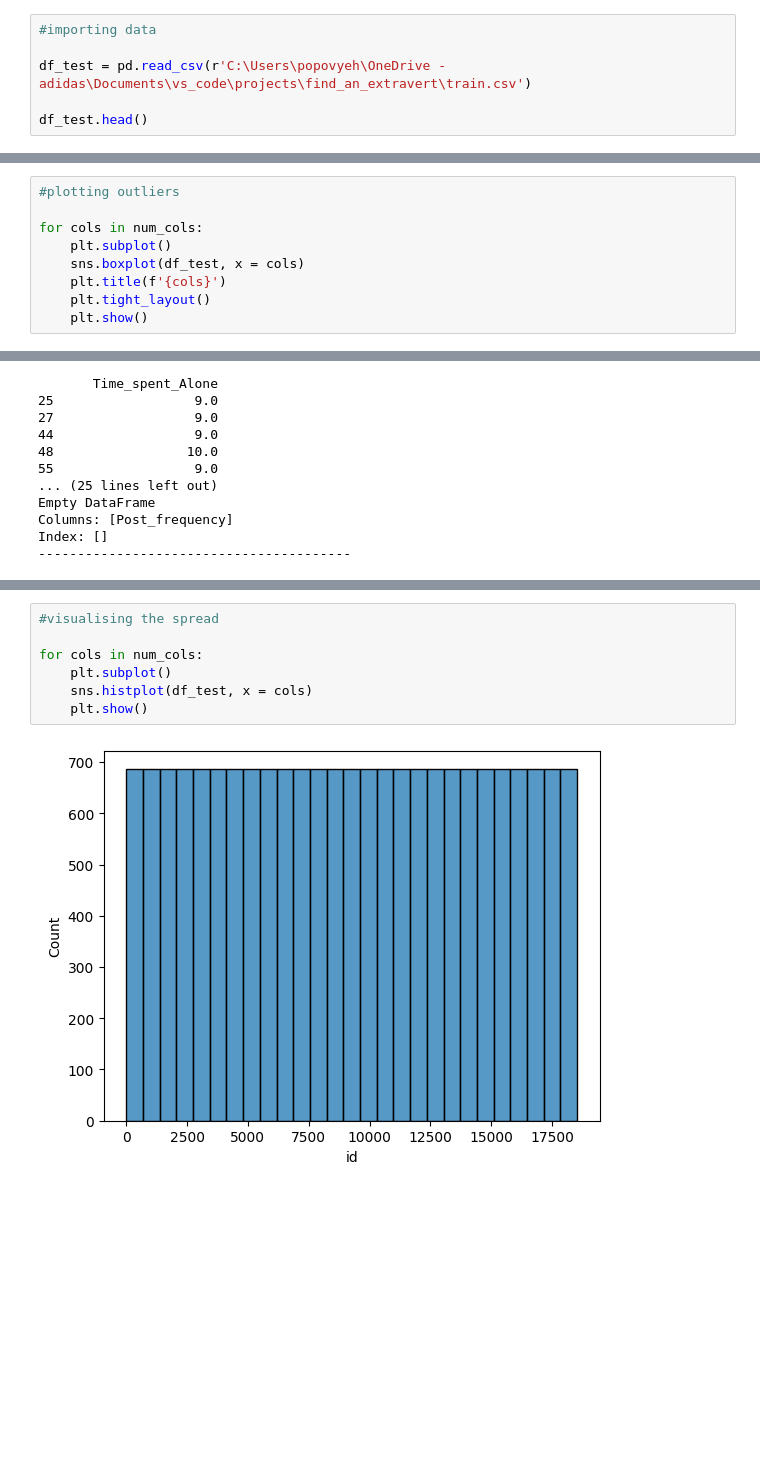
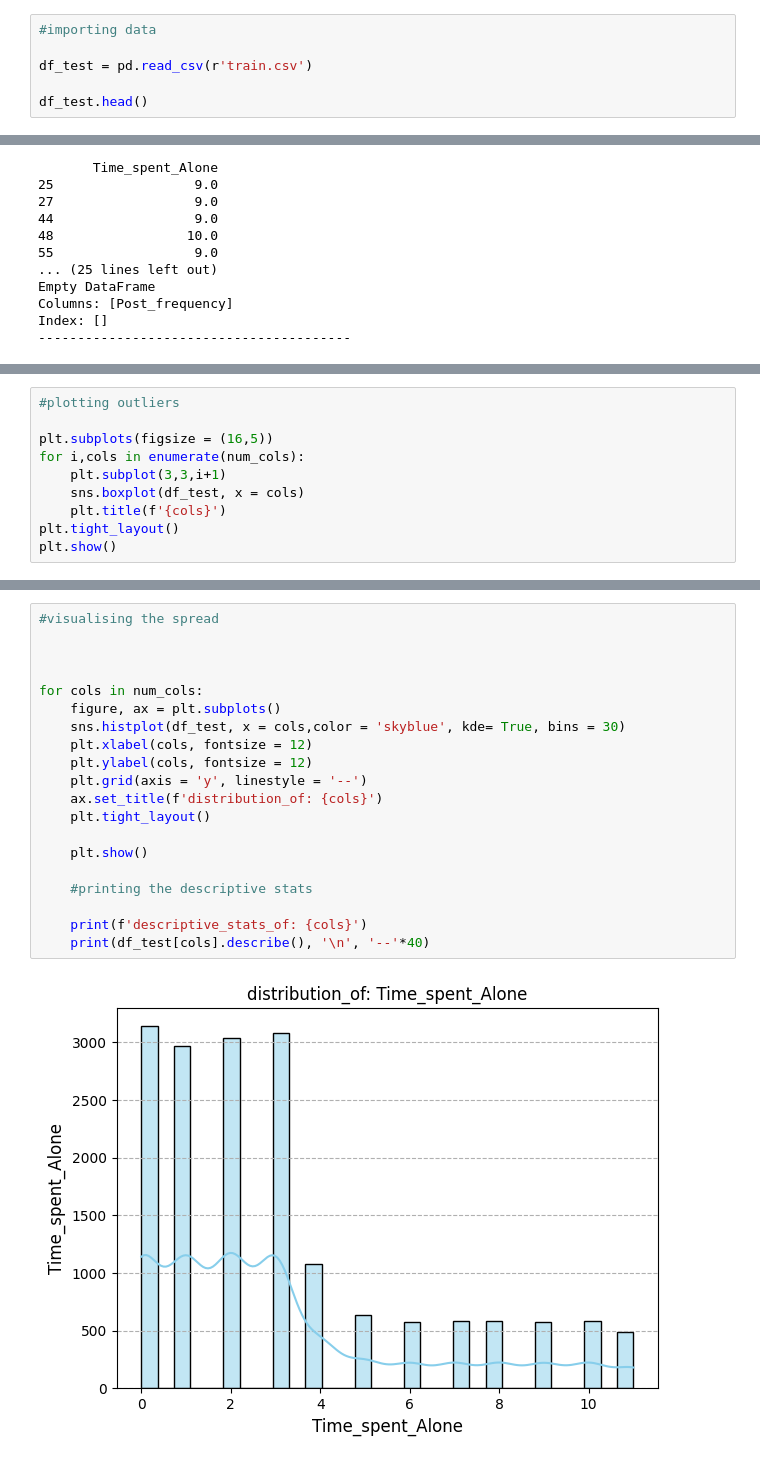
Before and after one commit to Eugene2705/find_an_extravert, a Jupyter notebook: working_file.ipynb, the cells around one changed output, grey strips where cells are left out. Cells and saved outputs as stored; diff of their text form; blank space fills up the shorter version.

```diff
--- a/working_file.ipynb
+++ b/working_file.ipynb
@@ -7,7 +7,7 @@ from scipy import stats
 # %%
 #importing data
 
-df_test = pd.read_csv(r'C:\Users\popovyeh\OneDrive - adidas\Documents\vs_code\projects\find_an_extravert\train.csv')
+df_test = pd.read_csv(r'train.csv')
 
 df_test.head()
 # %% [output]
@@ -115,9 +87,0 @@ Name: count, dtype: int64
-# %%
-#plotting outliers
-
-for cols in num_cols:
-    plt.subplot()
-    sns.boxplot(df_test, x = cols)
-    plt.title(f'{cols}')
-    plt.tight_layout()
-    plt.show()
@@ -200,0 +142,10 @@ print(f'\n{q1,q3,iqr}')
+# %%
+#plotting outliers
+
+plt.subplots(figsize = (16,5))
+for i,cols in enumerate(num_cols):
+    plt.subplot(3,3,i+1)
+    sns.boxplot(df_test, x = cols)
+    plt.title(f'{cols}')
+plt.tight_layout()
+plt.show()
@@ -201,9 +154,22 @@ print(f'\n{q1,q3,iqr}')
 # %%
 #visualising the spread
 
+
+
 for cols in num_cols:
-    plt.subplot()
-    sns.histplot(df_test, x = cols)
+    figure, ax = plt.subplots()
+    sns.histplot(df_test, x = cols,color = 'skyblue', kde= True, bins = 30)
+    plt.xlabel(cols, fontsize = 12)
+    plt.ylabel(cols, fontsize = 12)
+    plt.grid(axis = 'y', linestyle = '--')
+    ax.set_title(f'distribution_of: {cols}')
+    plt.tight_layout()
+
     plt.show()
+
+    #printing the descriptive stats
+
+    print(f'descriptive_stats_of: {cols}')
+    print(df_test[cols].describe(), '\n', '--'*40)
 # %% [output]
-[figure, old version]
+[figure, new version]
```
Also changed, not shown: parts of 12 cells of this notebook.
